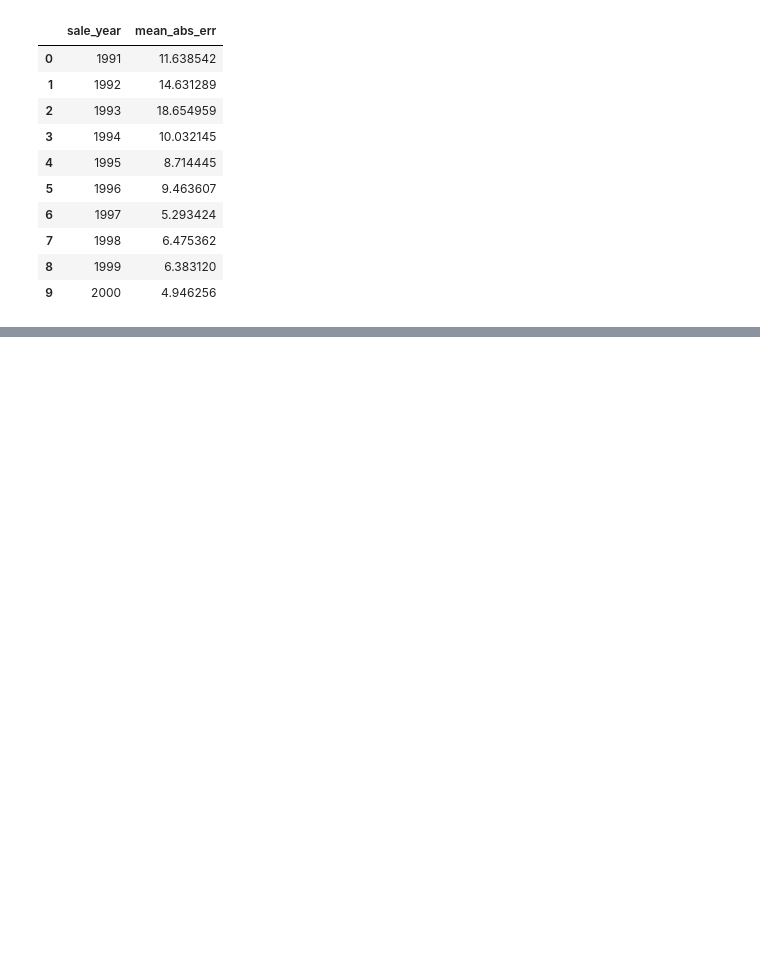
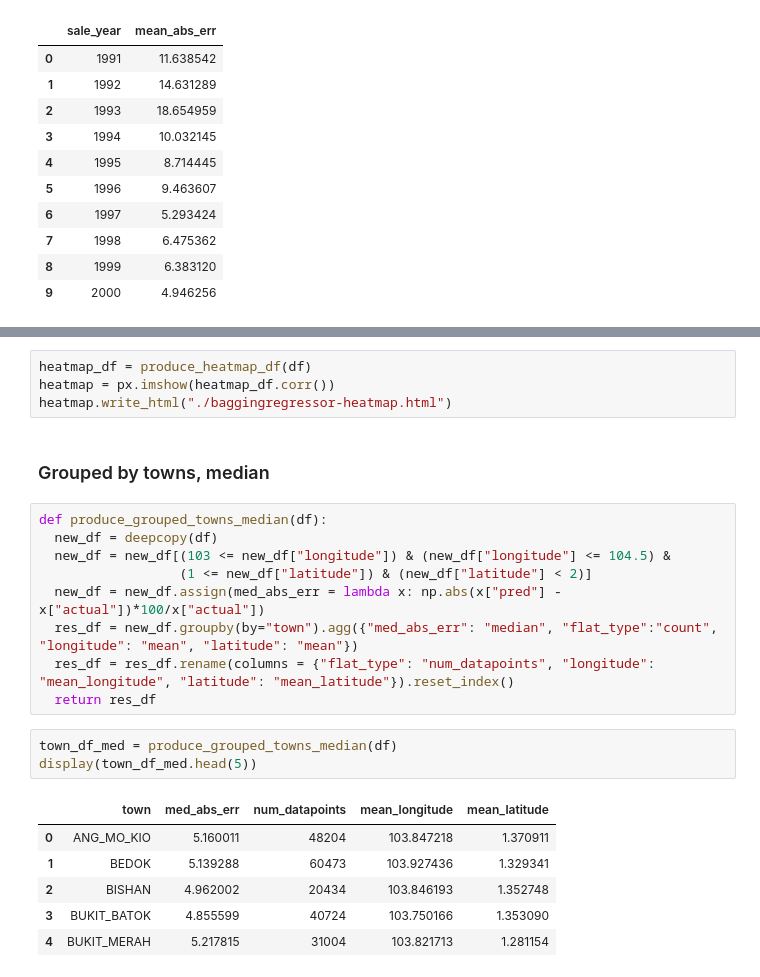
Before and after one commit to wilsonwid/cs3244-pg26, a Jupyter notebook: evaluations/rolling-bagging-regressor/baggingregressor-analysis.ipynb, the cells around one changed output, grey strips where cells are left out. Saved outputs shown, nothing was run; the diff lists cells and outputs as text; blank space fills up the shorter version.

```diff
--- a/evaluations/rolling-bagging-regressor/baggingregressor-analysis.ipynb
+++ b/evaluations/rolling-bagging-regressor/baggingregressor-analysis.ipynb
@@ -239,0 +277,25 @@ mape_time_town.write_html("baggingregressor-mape-time-town.html")
+# %%
+heatmap_df = produce_heatmap_df(df)
+heatmap = px.imshow(heatmap_df.corr())
+heatmap.write_html("./baggingregressor-heatmap.html")
+# %% [markdown]
+### Grouped by towns, median
+# %%
+def produce_grouped_towns_median(df):
+  new_df = deepcopy(df)
+  new_df = new_df[(103 <= new_df["longitude"]) & (new_df["longitude"] <= 104.5) &
+                  (1 <= new_df["latitude"]) & (new_df["latitude"] < 2)]
+  new_df = new_df.assign(med_abs_err = lambda x: np.abs(x["pred"] - x["actual"])*100/x["actual"])
+  res_df = new_df.groupby(by="town").agg({"med_abs_err": "median", "flat_type":"count", "longitude": "mean", "latitude": "mean"})
+  res_df = res_df.rename(columns = {"flat_type": "num_datapoints", "longitude": "mean_longitude", "latitude": "mean_latitude"}).reset_index()
+  return res_df
+# %%
+town_df_med = produce_grouped_towns_median(df)
+display(town_df_med.head(5))
+# %% [output]
+|  | town | med_abs_err | num_datapoints | mean_longitude | mean_latitude |
+| 0 | ANG_MO_KIO | 5.160011 | 48204 | 103.847218 | 1.370911 |
+| 1 | BEDOK | 5.139288 | 60473 | 103.927436 | 1.329341 |
+| 2 | BISHAN | 4.962002 | 20434 | 103.846193 | 1.352748 |
+| 3 | BUKIT_BATOK | 4.855599 | 40724 | 103.750166 | 1.353090 |
+| 4 | BUKIT_MERAH | 5.217815 | 31004 | 103.821713 | 1.281154 |
```
Also changed, not shown: parts of 14 cells of this notebook, 17 other files.
